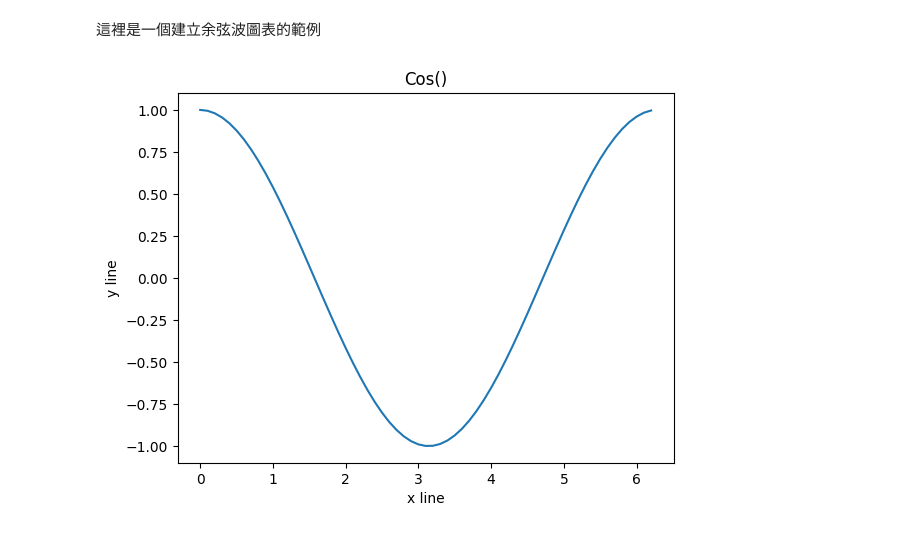
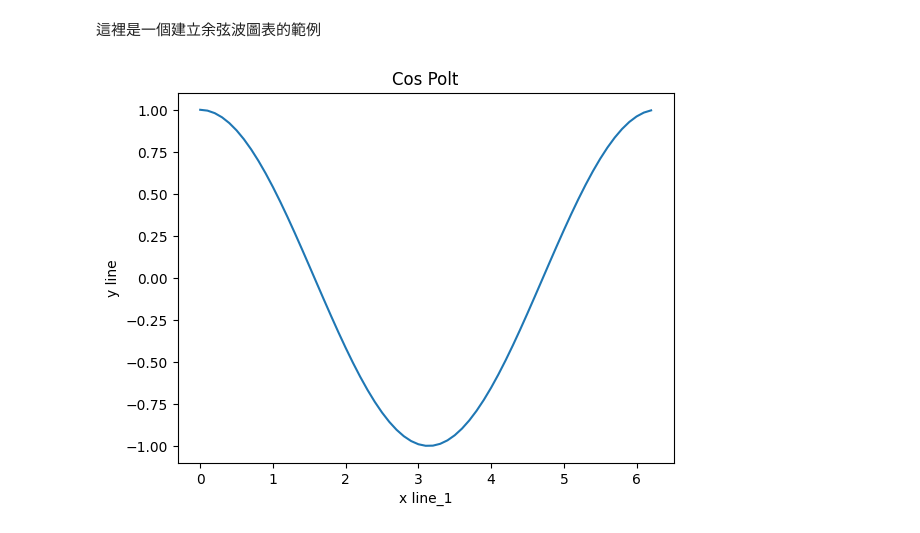
Before and after one commit to samchen2000/GitHub_2025_03, a Jupyter notebook: Demo1.ipynb, the cells around one changed output. Saved outputs shown, nothing was run; the diff lists cells and outputs as text; code cells hidden in the pictures.

```diff
--- a/Demo1.ipynb
+++ b/Demo1.ipynb
@@ -30,22 +30,22 @@ plt.show()
 # %%
 import numpy as np
 import matplotlib.pyplot as plt
 
 # 建立 x 軸的數據點，從 0 到 2π，間隔為 0.1
 x = np.arange(0, 2*np.pi, 0.1)
 
 # 使用 cos() 函數計算 y 軸的數據點
 y = np.cos(x)
 
 # 建立圖表
 plt.plot(x, y)
 
 # 設定圖表標題和軸標籤
 plt.title('Cos Polt')
-plt.xlabel('x line')
+plt.xlabel('x line_1')
 plt.ylabel('y line')
 
 # 顯示圖表
 plt.show()
 # %% [output]
-[figure, old version]
+[figure, new version]
```
Also changed, not shown: parts of 2 cells of this notebook.
